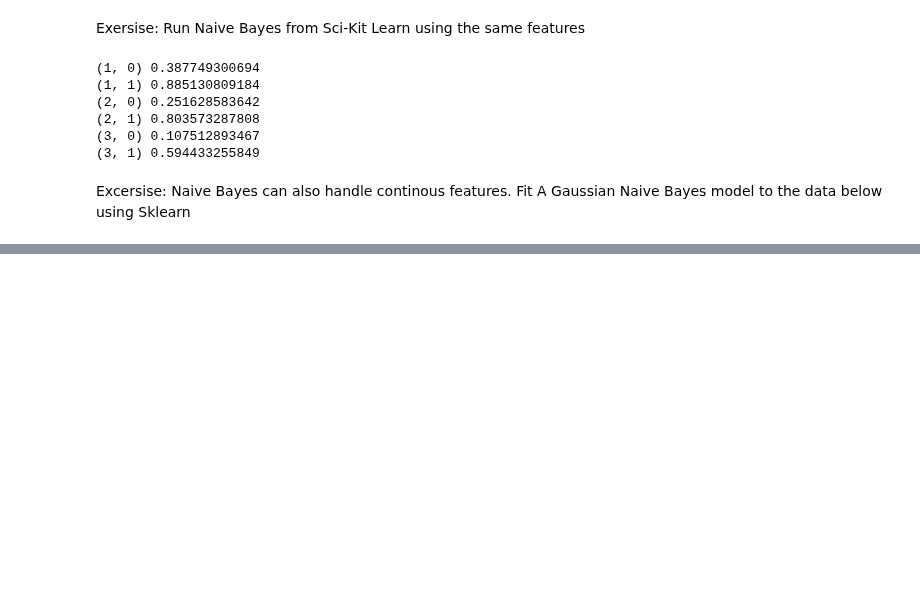
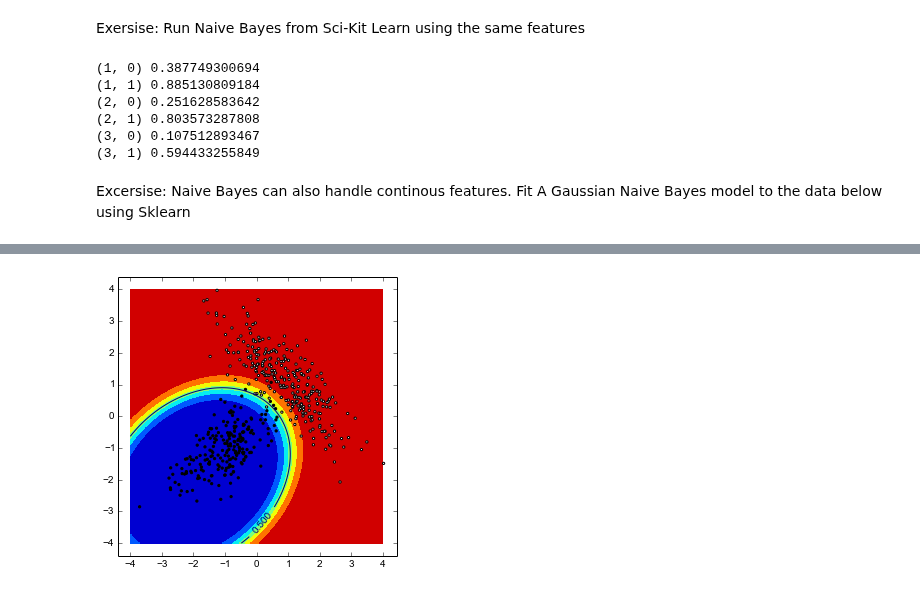
Before and after one commit to NICTA/MLSS, a Jupyter notebook: Logistic Regression.ipynb, the cells around one changed output, grey strips where cells are left out. Saved outputs shown, nothing was run; the diff lists cells and outputs as text; code cells hidden in the pictures; blank space fills up the shorter version.

```diff
--- a/Logistic Regression.ipynb
+++ b/Logistic Regression.ipynb
@@ -203,0 +241,19 @@ Exercise: Suppose that we have a data set that is linearly seperable. What happe
+# %%
+# we can model more complex decision boundaries by expanding the feature space to include combinations of features
+
+# re-fit logistic regression adding in all quadratic combinations of features ie x1,x2,x1x2,x1^2,x2^2
+from sklearn.preprocessing import PolynomialFeatures
+poly = PolynomialFeatures(2)
+m2X = poly.fit(mX).transform(mX)
+
+logistic.fit(m2X,mY)
+testpoints2 = poly.transform(test_points)
+logistic2z = logistic.predict_proba(testpoints2)[:,1].reshape(len(x),len(y)) # probability Y = 1
+f,ax = subplots(1,1,figsize=(5,5))
+cn = ax.contourf(x,y,logistic2z)
+ct = ax.contour(cn,levels=[0.5])
+ax.scatter(mX[:,0],mX[:,1],s=5, c = ["black" if y < 1 else "white" for y in mY],alpha=1)
+ax.clabel(ct)
+show()
+# %% [output]
+[figure, added]
```
Also changed, not shown: parts of 20 cells of this notebook, 2 other files.
